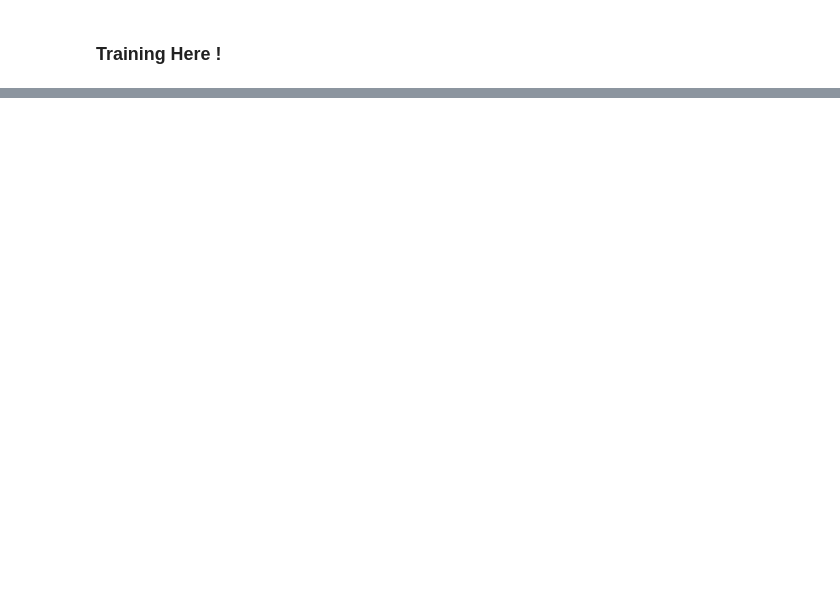
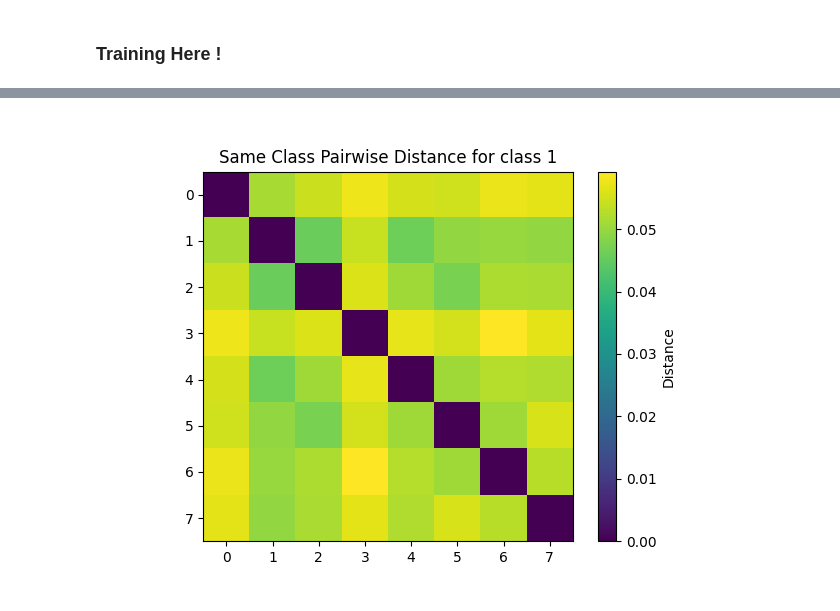
Before and after one commit to tutorgaming/fisheye-vpr, a Jupyter notebook: notebooks/YOFO-BasicPipeline.ipynb, the cells around one changed output, grey strips where cells are left out. Saved outputs shown, nothing was run; the diff lists cells and outputs as text; code cells hidden in the pictures; blank space fills up the shorter version.

```diff
--- a/notebooks/YOFO-BasicPipeline.ipynb
+++ b/notebooks/YOFO-BasicPipeline.ipynb
@@ -229,0 +388,4 @@ Validating epoch 11
+# %%
+class_visualize(1)
+# %% [output]
+[figure, added]
```
Also changed, not shown: parts of 31 cells of this notebook, 11 other files.
